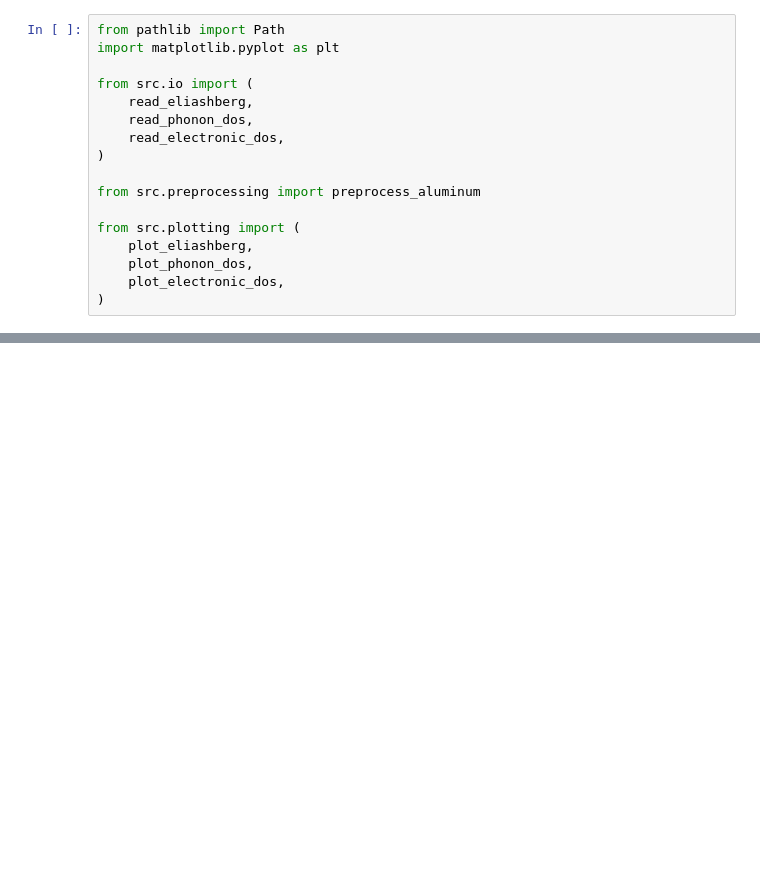
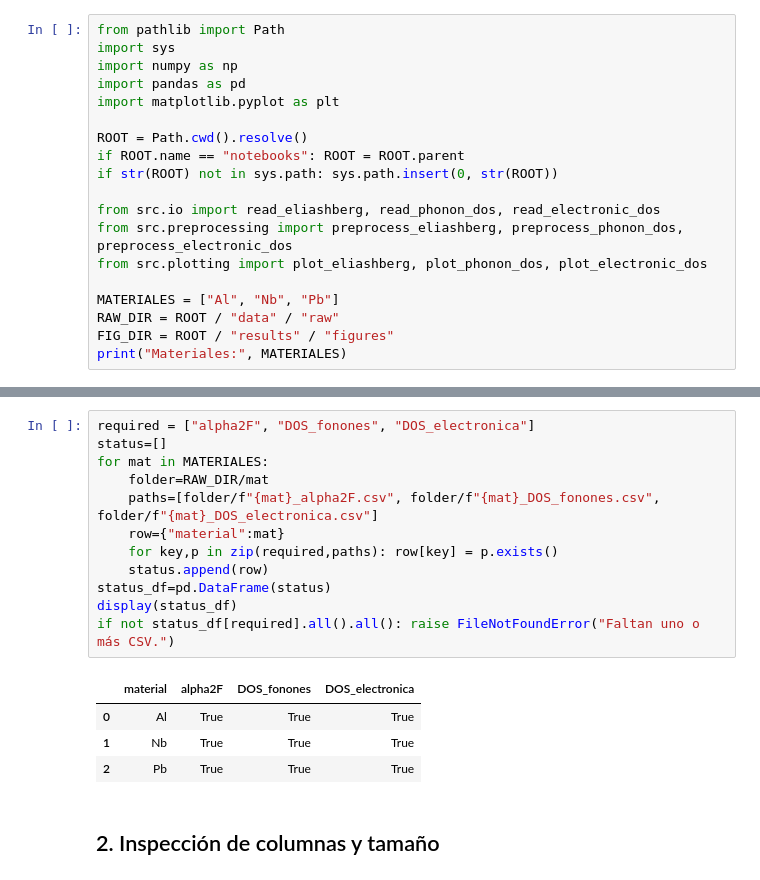
Before and after one commit to MonroySergioPhys/Cooper_pair_distribution, a Jupyter notebook: notebooks/01_exploracion_datos.ipynb, the cells around one changed output, grey strips where cells are left out. Drawn from its saved outputs; the diff is of its cells as text; blank space fills up the shorter version.

```diff
--- a/notebooks/01_exploracion_datos.ipynb
+++ b/notebooks/01_exploracion_datos.ipynb
@@ -1,17 +8,19 @@
 # %%
 from pathlib import Path
+import sys
+import numpy as np
+import pandas as pd
 import matplotlib.pyplot as plt
 
-from src.io import (
-    read_eliashberg,
-    read_phonon_dos,
-    read_electronic_dos,
-)
+ROOT = Path.cwd().resolve()
+if ROOT.name == "notebooks": ROOT = ROOT.parent
+if str(ROOT) not in sys.path: sys.path.insert(0, str(ROOT))
 
-from src.preprocessing import preprocess_aluminum
+from src.io import read_eliashberg, read_phonon_dos, read_electronic_dos
+from src.preprocessing import preprocess_eliashberg, preprocess_phonon_dos, preprocess_electronic_dos
+from src.plotting import plot_eliashberg, plot_phonon_dos, plot_electronic_dos
 
-from src.plotting import (
-    plot_eliashberg,
-    plot_phonon_dos,
-    plot_electronic_dos,
-)
+MATERIALES = ["Al", "Nb", "Pb"]
+RAW_DIR = ROOT / "data" / "raw"
+FIG_DIR = ROOT / "results" / "figures"
+print("Materiales:", MATERIALES)
@@ -137,0 +41,19 @@ plt.show()
+# %%
+required = ["alpha2F", "DOS_fonones", "DOS_electronica"]
+status=[]
+for mat in MATERIALES:
+    folder=RAW_DIR/mat
+    paths=[folder/f"{mat}_alpha2F.csv", folder/f"{mat}_DOS_fonones.csv", folder/f"{mat}_DOS_electronica.csv"]
+    row={"material":mat}
+    for key,p in zip(required,paths): row[key] = p.exists()
+    status.append(row)
+status_df=pd.DataFrame(status)
+display(status_df)
+if not status_df[required].all().all(): raise FileNotFoundError("Faltan uno o más CSV.")
+# %% [output]
+|  | material | alpha2F | DOS_fonones | DOS_electronica |
+| 0 | Al | True | True | True |
+| 1 | Nb | True | True | True |
+| 2 | Pb | True | True | True |
+# %% [markdown]
+## 2. Inspección de columnas y tamaño
```
Also changed, not shown: parts of 21 cells of this notebook, 19 other files.
